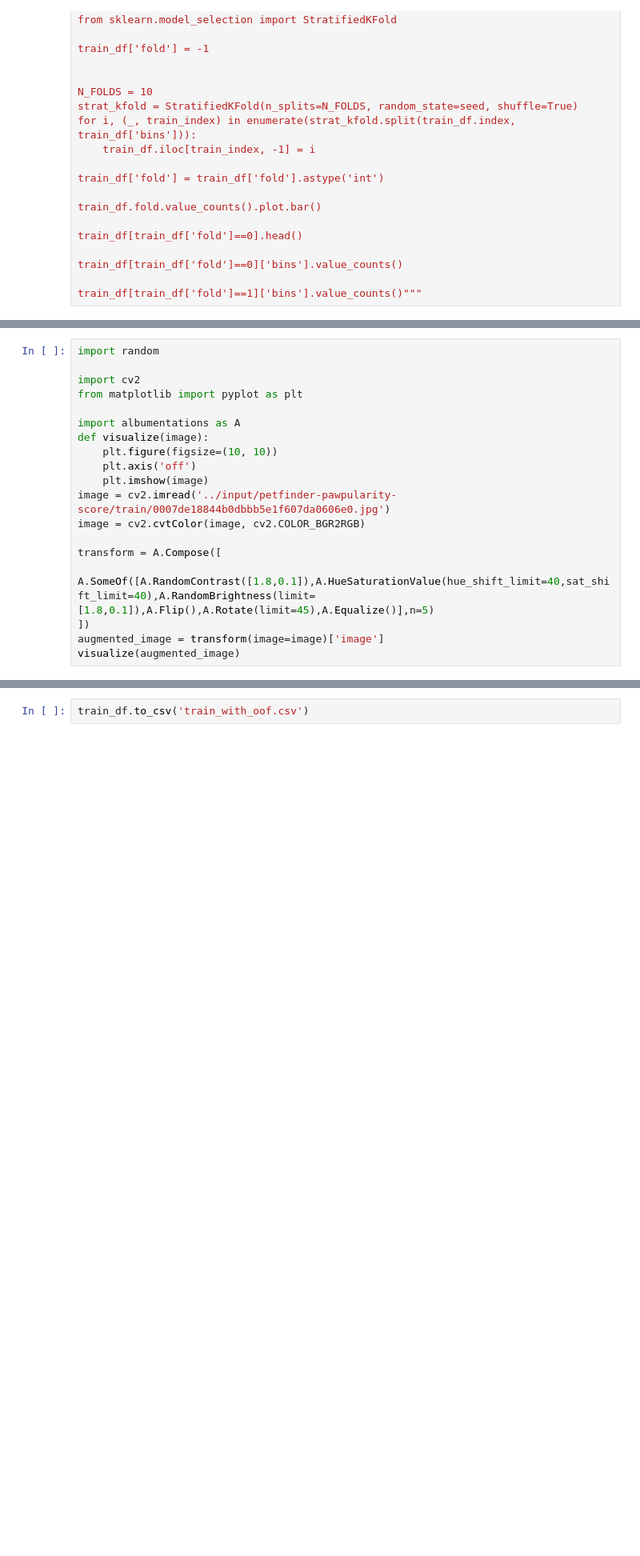
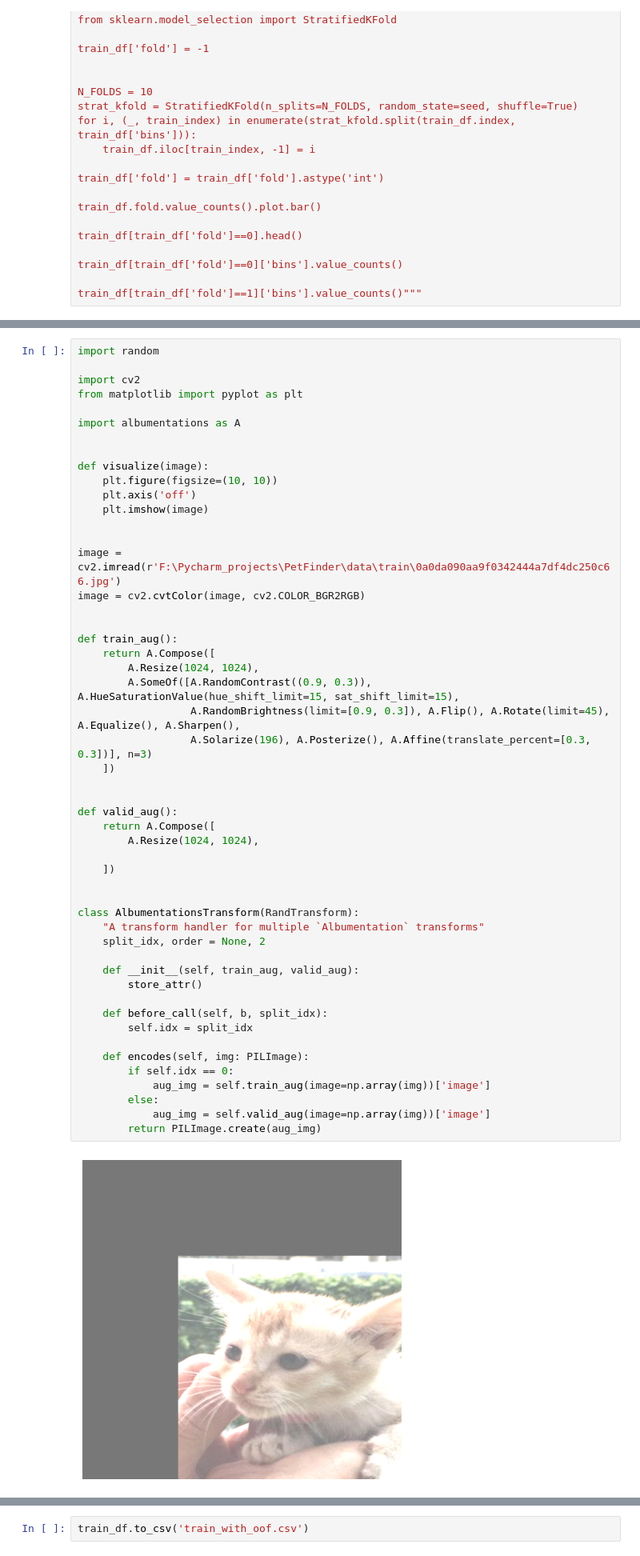
Before and after one commit to king398/PetFinder, a Jupyter notebook: notebooks/Fastai/fork_of_fastai_mixup.ipynb, the cells around one changed output, grey strips where cells are left out. Shown at 80% size. Drawn from its saved outputs; the diff is of its cells as text; blank space fills up the shorter version.

```diff
--- a/notebooks/Fastai/fork_of_fastai_mixup.ipynb
+++ b/notebooks/Fastai/fork_of_fastai_mixup.ipynb
@@ -350,19 +336,53 @@ def get_valid_aug(): return albumentations.Compose([albumentations.Resize(384,38
 # %%
 import random
 
 import cv2
 from matplotlib import pyplot as plt
 
 import albumentations as A
+
+
 def visualize(image):
-    plt.figure(figsize=(10, 10))
-    plt.axis('off')
-    plt.imshow(image)
-image = cv2.imread('../input/petfinder-pawpularity-score/train/0007de18844b0dbbb5e1f607da0606e0.jpg')
+	plt.figure(figsize=(10, 10))
+	plt.axis('off')
+	plt.imshow(image)
+
+
+image = cv2.imread(r'F:\Pycharm_projects\PetFinder\data\train\0a0da090aa9f0342444a7df4dc250c66.jpg')
 image = cv2.cvtColor(image, cv2.COLOR_BGR2RGB)
 
-transform = A.Compose([
-    A.SomeOf([A.RandomContrast([1.8,0.1]),A.HueSaturationValue(hue_shift_limit=40,sat_shift_limit=40),A.RandomBrightness(limit=[1.8,0.1]),A.Flip(),A.Rotate(limit=45),A.Equalize()̥],n=5)
-])
-augmented_image = transform(image=image)['image']
-visualize(augmented_image)
+
+def train_aug():
+	return A.Compose([
+		A.Resize(1024, 1024),
+		A.SomeOf([A.RandomContrast((0.9, 0.3)), A.HueSaturationValue(hue_shift_limit=15, sat_shift_limit=15),
+		          A.RandomBrightness(limit=[0.9, 0.3]), A.Flip(), A.Rotate(limit=45), A.Equalize(), A.Sharpen(),
+		          A.Solarize(196), A.Posterize(), A.Affine(translate_percent=[0.3, 0.3])], n=3)
+	])
+
+
+def valid_aug():
+	return A.Compose([
+		A.Resize(1024, 1024),
+
+	])
+
+
+class AlbumentationsTransform(RandTransform):
+	"A transform handler for multiple `Albumentation` transforms"
+	split_idx, order = None, 2
+
+	def __init__(self, train_aug, valid_aug):
+		store_attr()
+
+	def before_call(self, b, split_idx):
+		self.idx = split_idx
+
+	def encodes(self, img: PILImage):
+		if self.idx == 0:
+			aug_img = self.train_aug(image=np.array(img))['image']
+		else:
+			aug_img = self.valid_aug(image=np.array(img))['image']
+		return PILImage.create(aug_img)
+# %% [output]
+[figure, added]
```
Also changed, not shown: parts of 16 cells of this notebook, 2 other files.
